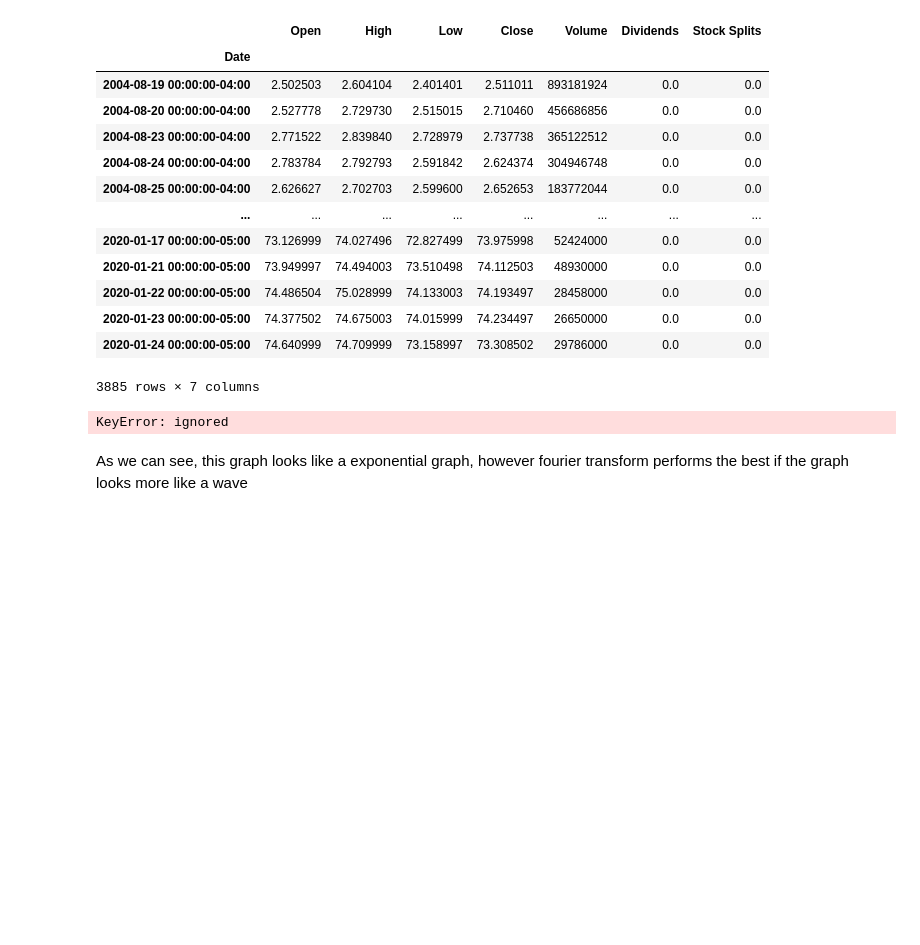
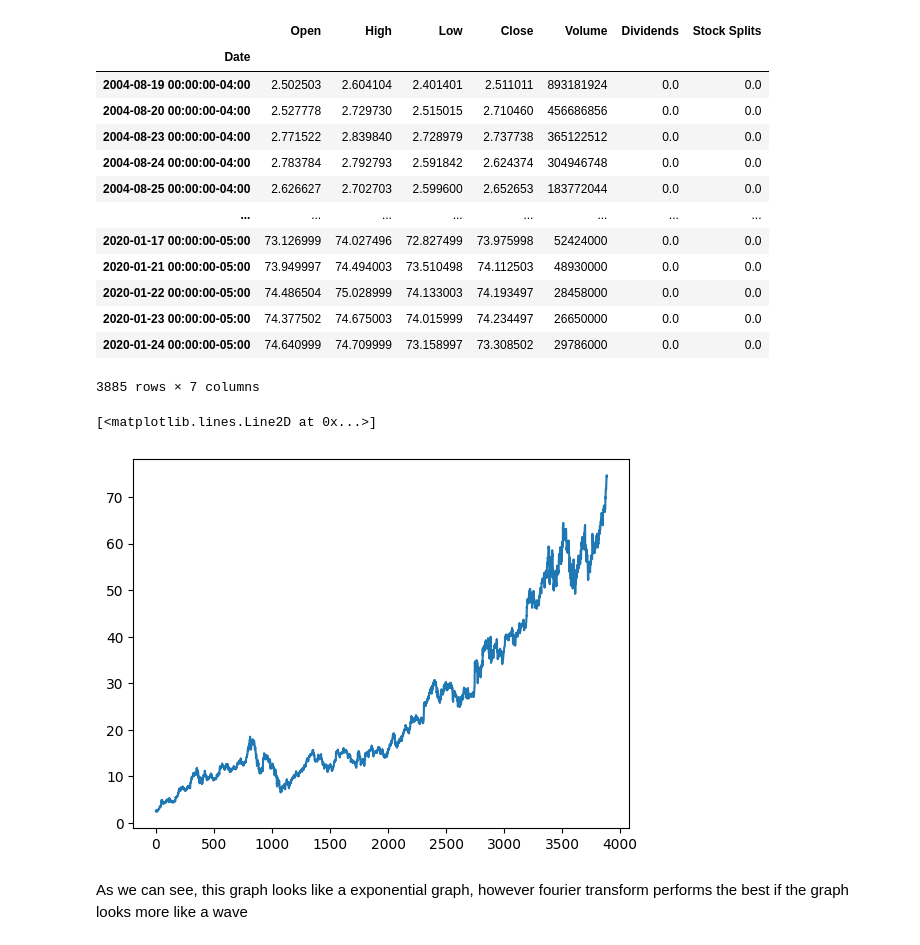
Before and after one commit to sahithi1895/Algorithmic-trading-using-fourier-analysis-, a Jupyter notebook: stock_price_prediction.ipynb, the cells around one changed output. Drawn from its saved outputs; the diff is of its cells as text; code cells hidden in the pictures; blank space fills up the shorter version.

Commit message:
removed errors

```diff
--- a/stock_price_prediction.ipynb
+++ b/stock_price_prediction.ipynb
@@ -44,10 +24,11 @@ tickerDf
 | 2020-01-24 00:00:00-05:00 | 74.640999 | 74.709999 | 73.158997 | 73.308502 | 29786000 | 0.0 | 0.0 |
 3885 rows × 7 columns
 # %%
-open_prices = tickerDf['open'].to_numpy()
+open_prices = tickerDf['Open'].to_numpy()
 plt.plot(range(len(open_prices)), open_prices)
 # %% [output]
-KeyError: ignored
+[<matplotlib.lines.Line2D at 0x...>]
+[figure, added]
 # %% [markdown]
 As we can see, this graph looks like a exponential graph, however fourier transform performs the best if the graph looks more like a wave
 # %% [markdown]
```
Also changed, not shown: parts of 5 cells of this notebook.
